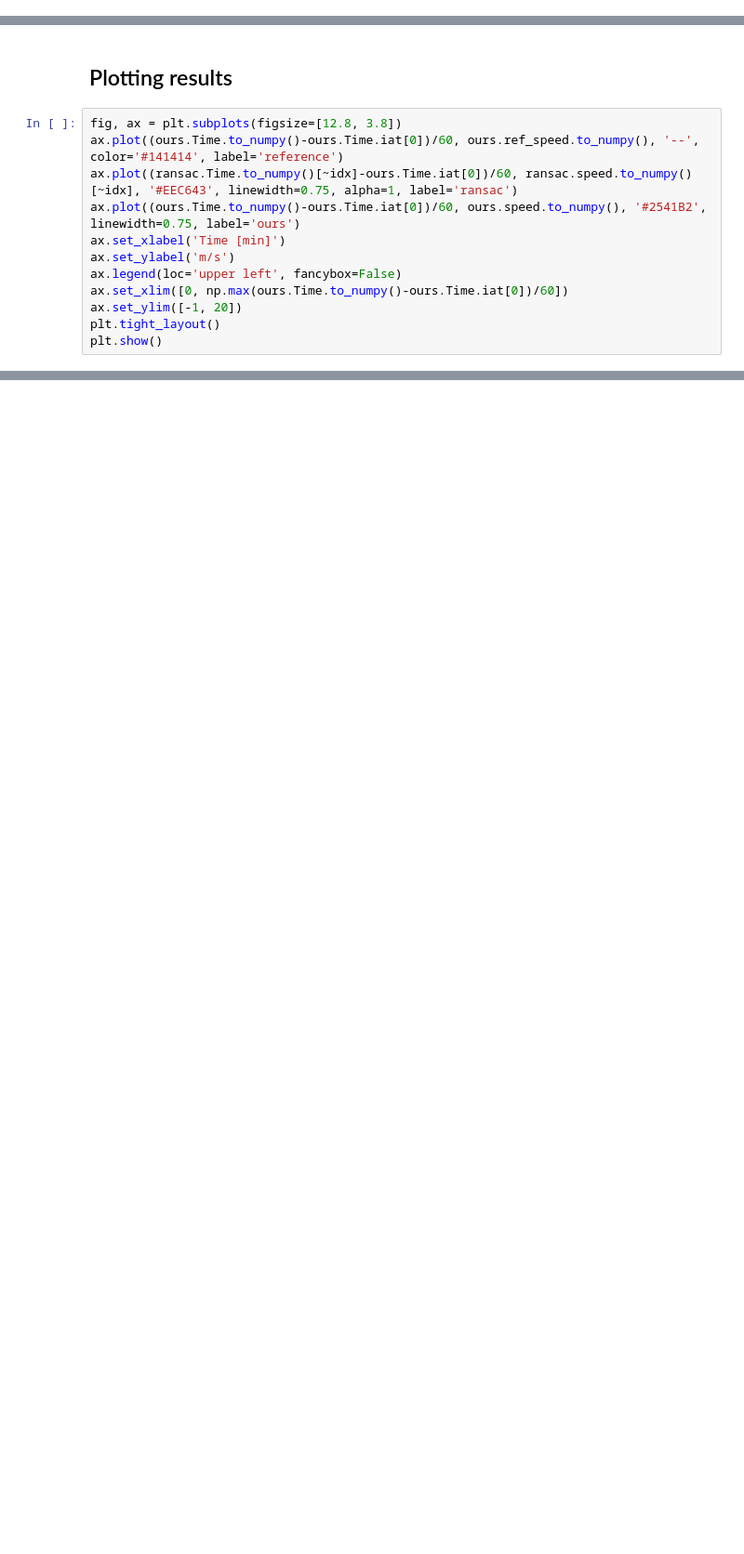
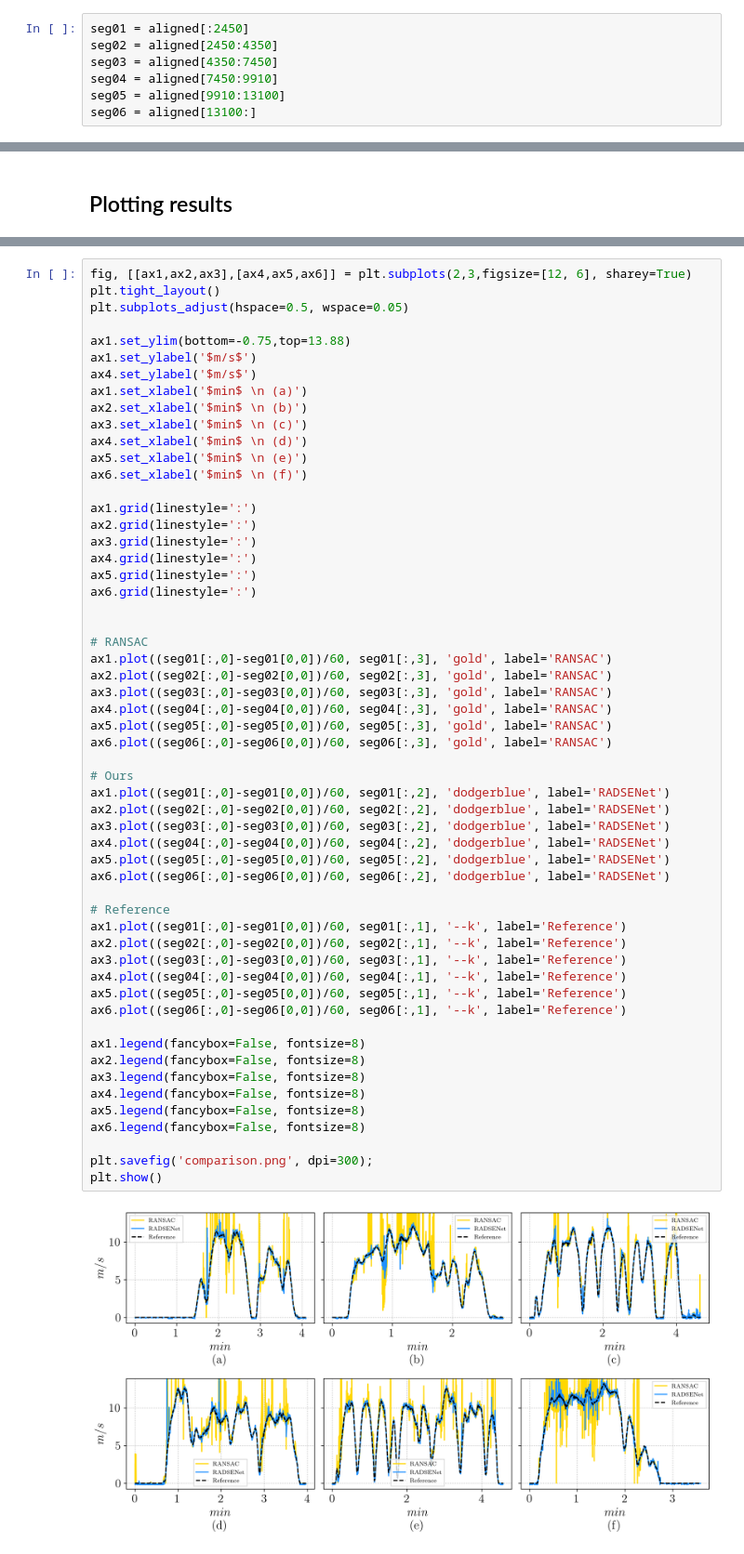
Before and after one commit to paaraujo/TSAS-2023, a Jupyter notebook: utils/Compare.ipynb, the cells around one changed output, grey strips where cells are left out. Shown at 93% size. Saved outputs shown, nothing was run; the diff lists cells and outputs as text; blank space fills up the shorter version.

```diff
--- a/utils/Compare.ipynb
+++ b/utils/Compare.ipynb
@@ -23,0 +39,7 @@ ours = pd.read_csv('../processed/2022-09-06-12-55-08/front-right.csv')
+# %%
+seg01 = aligned[:2450]
+seg02 = aligned[2450:4350]
+seg03 = aligned[4350:7450]
+seg04 = aligned[7450:9910]
+seg05 = aligned[9910:13100]
+seg06 = aligned[13100:]
@@ -36,14 +110,2 @@ mean_squared_error(ours.ref_speed.to_numpy(), ours.speed.to_numpy(), squared=Fal
 # %% [markdown]
 ## Plotting results
-# %%
-fig, ax = plt.subplots(figsize=[12.8, 3.8])
-ax.plot((ours.Time.to_numpy()-ours.Time.iat[0])/60, ours.ref_speed.to_numpy(), '--', color='#141414', label='reference')
-ax.plot((ransac.Time.to_numpy()[~idx]-ours.Time.iat[0])/60, ransac.speed.to_numpy()[~idx], '#EEC643', linewidth=0.75, alpha=1, label='ransac')
-ax.plot((ours.Time.to_numpy()-ours.Time.iat[0])/60, ours.speed.to_numpy(), '#2541B2', linewidth=0.75, label='ours')
-ax.set_xlabel('Time [min]')
-ax.set_ylabel('m/s')
-ax.legend(loc='upper left', fancybox=False)
-ax.set_xlim([0, np.max(ours.Time.to_numpy()-ours.Time.iat[0])/60])
-ax.set_ylim([-1, 20])
-plt.tight_layout()
-plt.show()
@@ -53,0 +112,58 @@ fig.savefig('../images/2022-09-06-12-55-08/front-right.png', dpi=300)
+# %%
+fig, [[ax1,ax2,ax3],[ax4,ax5,ax6]] = plt.subplots(2,3,figsize=[12, 6], sharey=True)
+plt.tight_layout()
+plt.subplots_adjust(hspace=0.5, wspace=0.05)
+
+ax1.set_ylim(bottom=-0.75,top=13.88)
+ax1.set_ylabel('$m/s$')
+ax4.set_ylabel('$m/s$')
+ax1.set_xlabel('$min$ \n (a)')
+ax2.set_xlabel('$min$ \n (b)')
+ax3.set_xlabel('$min$ \n (c)')
+ax4.set_xlabel('$min$ \n (d)')
+ax5.set_xlabel('$min$ \n (e)')
+ax6.set_xlabel('$min$ \n (f)')
+
+ax1.grid(linestyle=':')
+ax2.grid(linestyle=':')
+ax3.grid(linestyle=':')
+ax4.grid(linestyle=':')
+ax5.grid(linestyle=':')
+ax6.grid(linestyle=':')
+
+
+# RANSAC
+ax1.plot((seg01[:,0]-seg01[0,0])/60, seg01[:,3], 'gold', label='RANSAC')
+ax2.plot((seg02[:,0]-seg02[0,0])/60, seg02[:,3], 'gold', label='RANSAC')
+ax3.plot((seg03[:,0]-seg03[0,0])/60, seg03[:,3], 'gold', label='RANSAC')
+ax4.plot((seg04[:,0]-seg04[0,0])/60, seg04[:,3], 'gold', label='RANSAC')
+ax5.plot((seg05[:,0]-seg05[0,0])/60, seg05[:,3], 'gold', label='RANSAC')
+ax6.plot((seg06[:,0]-seg06[0,0])/60, seg06[:,3], 'gold', label='RANSAC')
+
+# Ours
+ax1.plot((seg01[:,0]-seg01[0,0])/60, seg01[:,2], 'dodgerblue', label='RADSENet')
+ax2.plot((seg02[:,0]-seg02[0,0])/60, seg02[:,2], 'dodgerblue', label='RADSENet')
+ax3.plot((seg03[:,0]-seg03[0,0])/60, seg03[:,2], 'dodgerblue', label='RADSENet')
+ax4.plot((seg04[:,0]-seg04[0,0])/60, seg04[:,2], 'dodgerblue', label='RADSENet')
+ax5.plot((seg05[:,0]-seg05[0,0])/60, seg05[:,2], 'dodgerblue', label='RADSENet')
+ax6.plot((seg06[:,0]-seg06[0,0])/60, seg06[:,2], 'dodgerblue', label='RADSENet')
+
+# Reference
+ax1.plot((seg01[:,0]-seg01[0,0])/60, seg01[:,1], '--k', label='Reference')
+ax2.plot((seg02[:,0]-seg02[0,0])/60, seg02[:,1], '--k', label='Reference')
+ax3.plot((seg03[:,0]-seg03[0,0])/60, seg03[:,1], '--k', label='Reference')
+ax4.plot((seg04[:,0]-seg04[0,0])/60, seg04[:,1], '--k', label='Reference')
+ax5.plot((seg05[:,0]-seg05[0,0])/60, seg05[:,1], '--k', label='Reference')
+ax6.plot((seg06[:,0]-seg06[0,0])/60, seg06[:,1], '--k', label='Reference')
+
+ax1.legend(fancybox=False, fontsize=8)
+ax2.legend(fancybox=False, fontsize=8)
+ax3.legend(fancybox=False, fontsize=8)
+ax4.legend(fancybox=False, fontsize=8)
+ax5.legend(fancybox=False, fontsize=8)
+ax6.legend(fancybox=False, fontsize=8)
+
+plt.savefig('comparison.png', dpi=300);
+plt.show()
+# %% [output]
+[figure, added]
```
Also changed, not shown: parts of 23 cells of this notebook, 7 other files.
